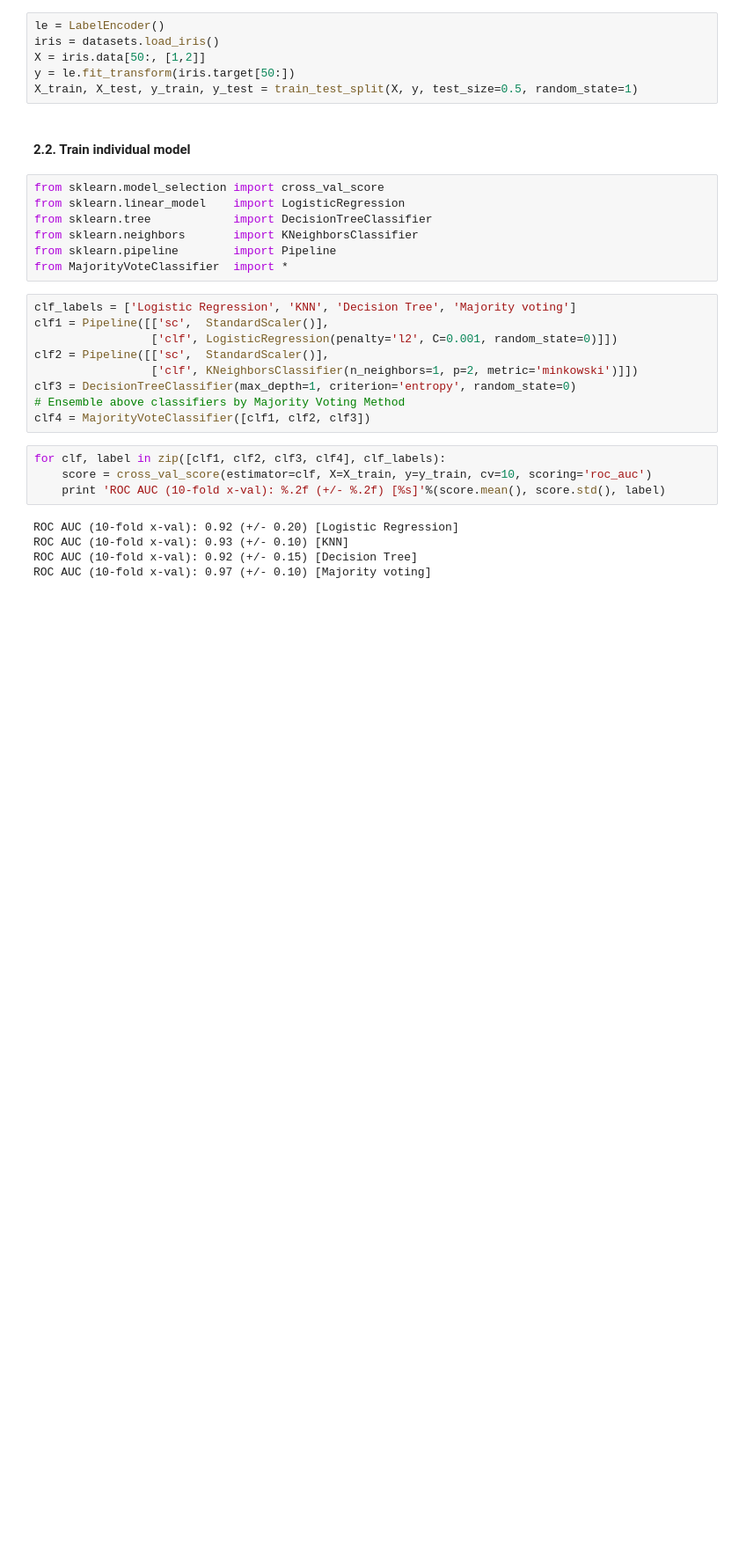
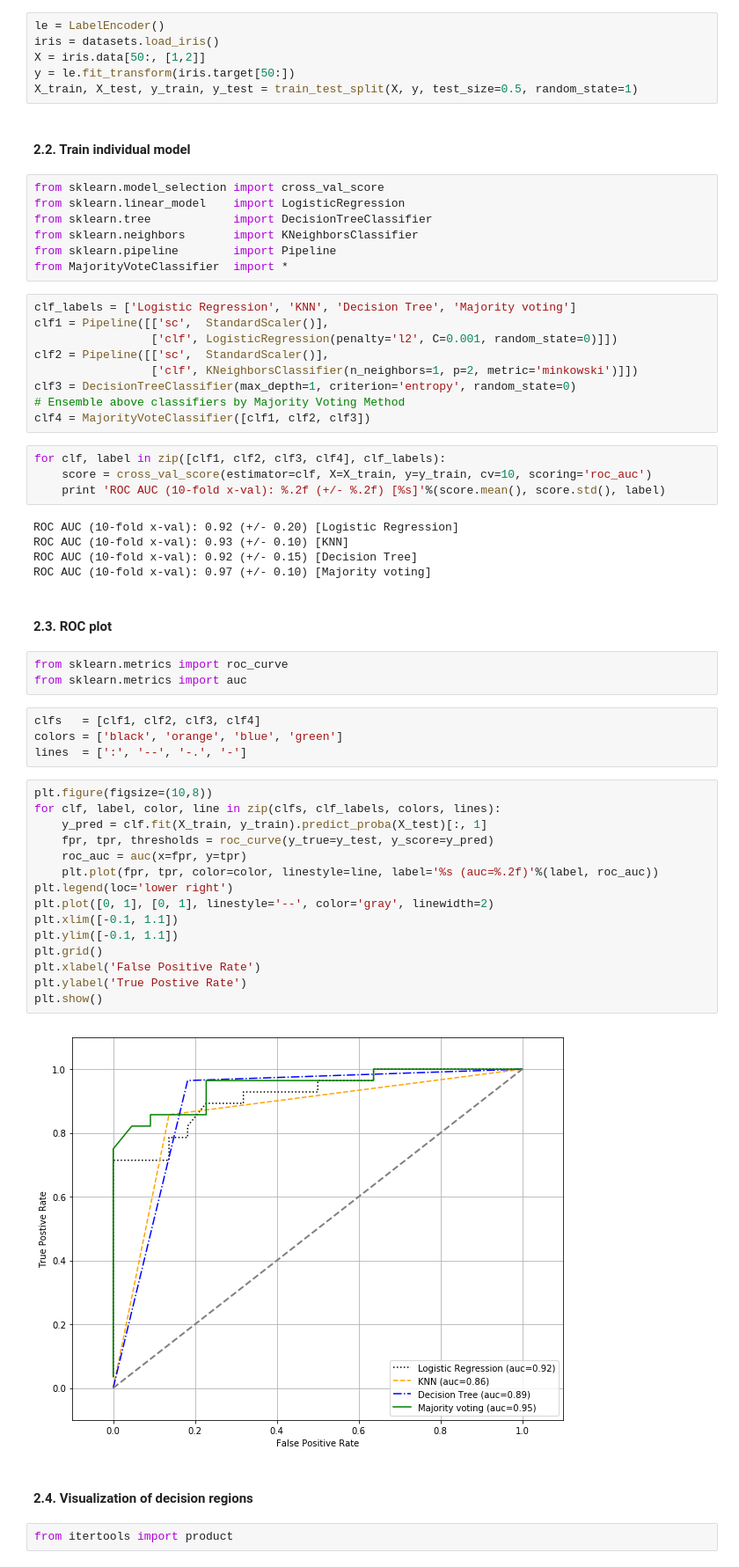
Before and after one commit to juifa-tsai/workbook_MachineLearning, a Jupyter notebook: Machine_Learning_in_Python_SR/Chapter_07/example_01_majorityVote.ipynb, the cells around one changed output. Shown at 88% size. Drawn from its saved outputs; the diff is of its cells as text; blank space fills up the shorter version.

```diff
--- a/Machine_Learning_in_Python_SR/Chapter_07/example_01_majorityVote.ipynb
+++ b/Machine_Learning_in_Python_SR/Chapter_07/example_01_majorityVote.ipynb
@@ -74,3 +74,33 @@ ROC AUC (10-fold x-val): 0.92 (+/- 0.20) [Logistic Regression]
 ROC AUC (10-fold x-val): 0.93 (+/- 0.10) [KNN]
 ROC AUC (10-fold x-val): 0.92 (+/- 0.15) [Decision Tree]
 ROC AUC (10-fold x-val): 0.97 (+/- 0.10) [Majority voting]
+# %% [markdown]
+#### 2.3. ROC plot
+# %%
+from sklearn.metrics import roc_curve
+from sklearn.metrics import auc
+# %%
+clfs   = [clf1, clf2, clf3, clf4]
+colors = ['black', 'orange', 'blue', 'green']
+lines  = [':', '--', '-.', '-']
+# %%
+plt.figure(figsize=(10,8))
+for clf, label, color, line in zip(clfs, clf_labels, colors, lines):
+    y_pred = clf.fit(X_train, y_train).predict_proba(X_test)[:, 1]
+    fpr, tpr, thresholds = roc_curve(y_true=y_test, y_score=y_pred)
+    roc_auc = auc(x=fpr, y=tpr)
+    plt.plot(fpr, tpr, color=color, linestyle=line, label='%s (auc=%.2f)'%(label, roc_auc))
+plt.legend(loc='lower right')
+plt.plot([0, 1], [0, 1], linestyle='--', color='gray', linewidth=2)
+plt.xlim([-0.1, 1.1])
+plt.ylim([-0.1, 1.1])
+plt.grid()
+plt.xlabel('False Positive Rate')
+plt.ylabel('True Postive Rate')
+plt.show()
+# %% [output]
+[figure, added]
+# %% [markdown]
+#### 2.4. Visualization of decision regions
+# %%
+from itertools import product
```
Also changed, not shown: parts of 2 cells of this notebook, 1 other file.
